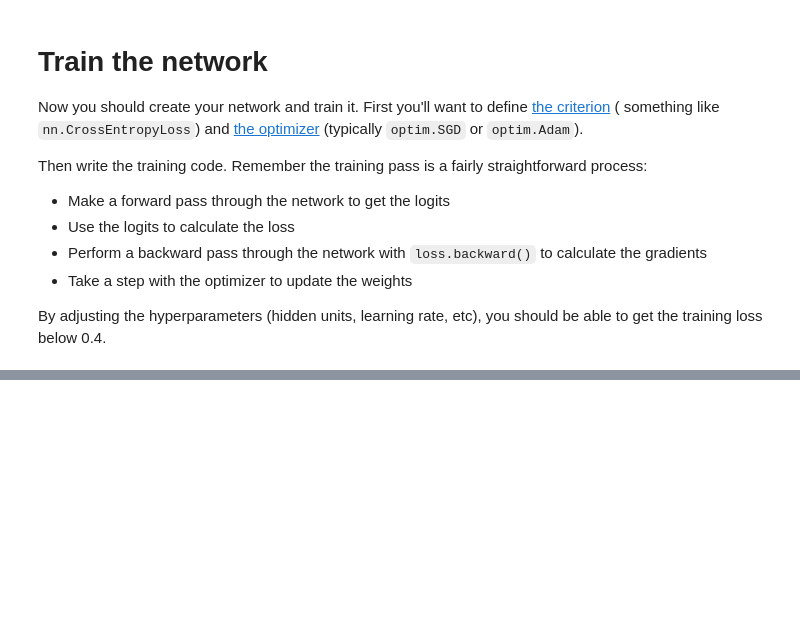
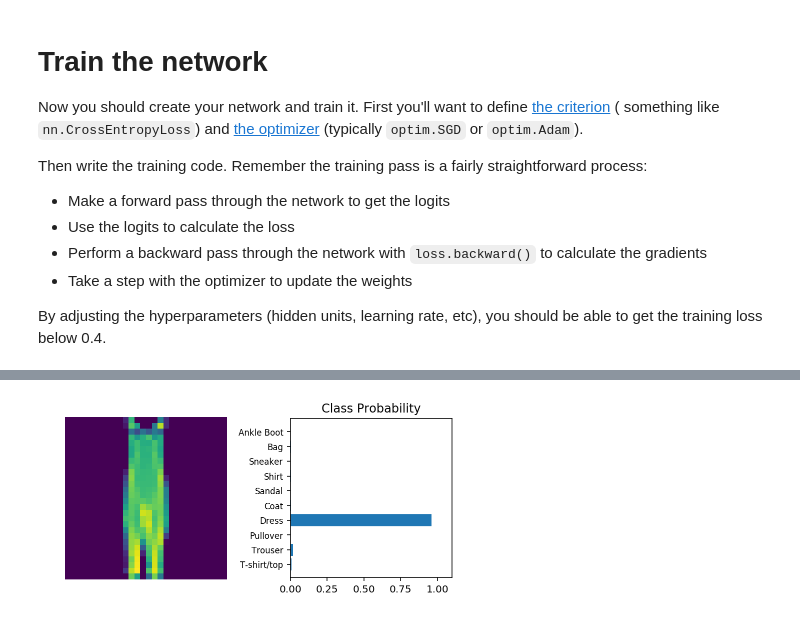
Before and after one commit to jqhils/private_ai_course, a Jupyter notebook: lesson-1-intro_to_pytorch/Part 4 - Fashion-MNIST (Exercises).ipynb, the cells around one changed output, grey strips where cells are left out. Cells and saved outputs as stored; diff of their text form; code cells hidden in the pictures; blank space fills up the shorter version.

```diff
--- a/lesson-1-intro_to_pytorch/Part 4 - Fashion-MNIST (Exercises).ipynb
+++ b/lesson-1-intro_to_pytorch/Part 4 - Fashion-MNIST (Exercises).ipynb
@@ -67,19 +119,21 @@ By adjusting the hyperparameters (hidden units, learning rate, etc), you should
 # %%
 %matplotlib inline
 %config InlineBackend.figure_format = 'retina'
 
 import helper
 
 # Test out your network!
 
 dataiter = iter(testloader)
 images, labels = dataiter.next()
 img = images[0]
 # Convert 2D image to 1D vector
 img = img.resize_(1, 784)
 
 # TODO: Calculate the class probabilities (softmax) for img
-ps =
+ps = torch.exp(model(img))
 
 # Plot the image and probabilities
 helper.view_classify(img.resize_(1, 28, 28), ps, version='Fashion')
+# %% [output]
+[figure, added]
```
Also changed, not shown: parts of 10 cells of this notebook, 1 other file.
